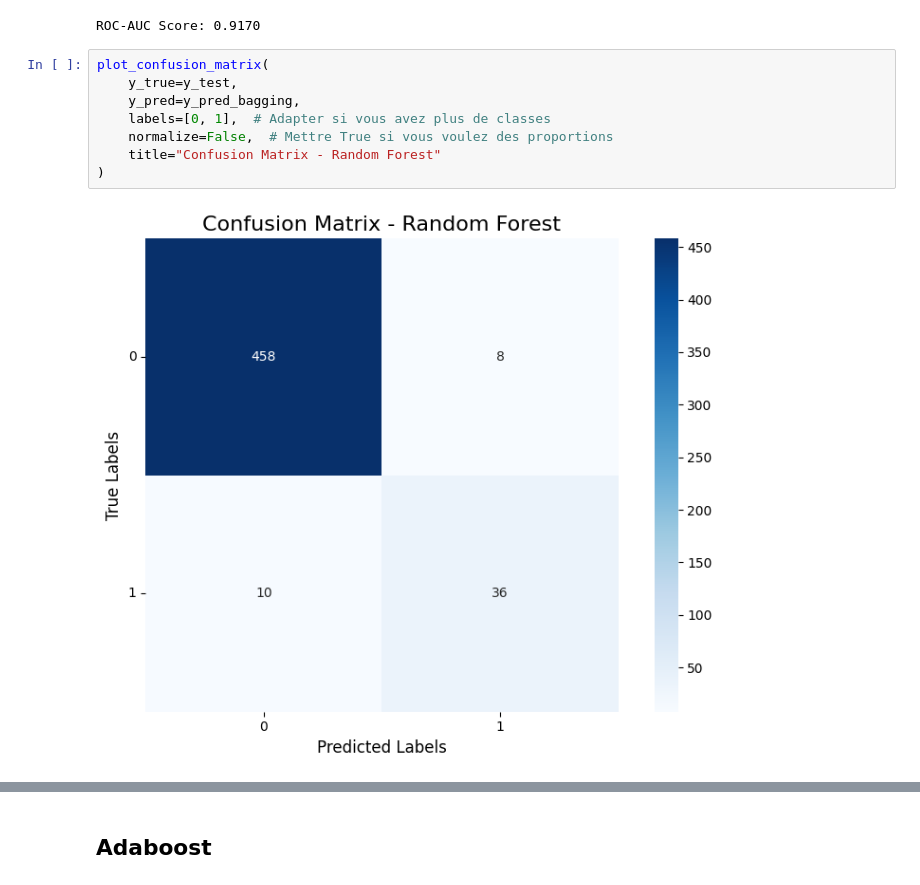
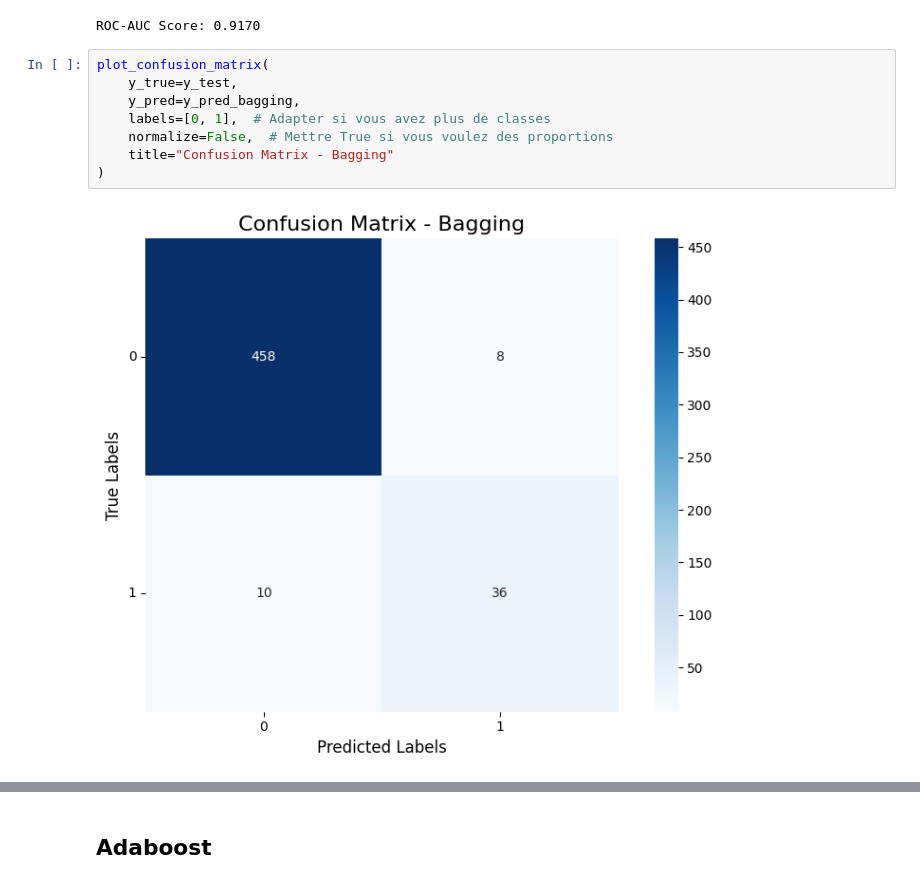
Before and after one commit to Adrien1126/ProjetIce-Classification-, a Jupyter notebook: notebooks/Notebook_final.ipynb, the cells around one changed output, grey strips where cells are left out. Drawn from its saved outputs; the diff is of its cells as text.

```diff
--- a/notebooks/Notebook_final.ipynb
+++ b/notebooks/Notebook_final.ipynb
@@ -595,10 +554,10 @@ ROC-AUC Score: 0.9170
 # %%
 plot_confusion_matrix(
     y_true=y_test,
     y_pred=y_pred_bagging,
     labels=[0, 1],  # Adapter si vous avez plus de classes
     normalize=False,  # Mettre True si vous voulez des proportions
-    title="Confusion Matrix - Random Forest"
+    title="Confusion Matrix - Bagging"
 )
 # %% [output]
-[figure, old version]
+[figure, new version]
```
Also changed, not shown: parts of 7 cells of this notebook, 1 other file.
